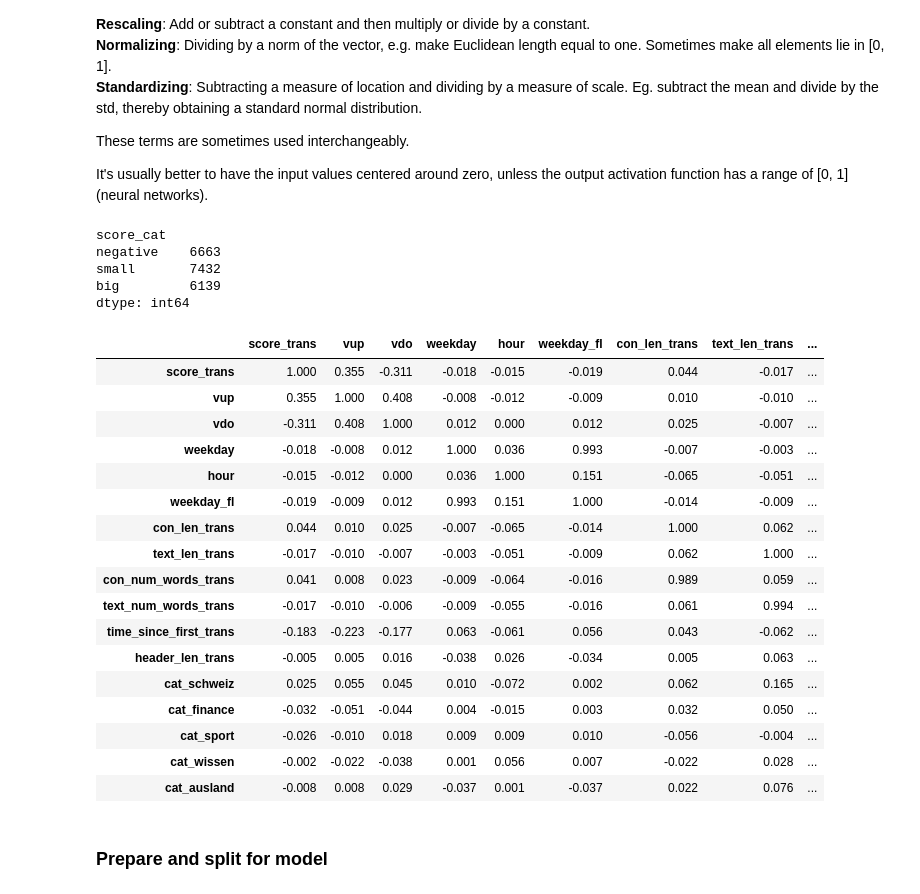
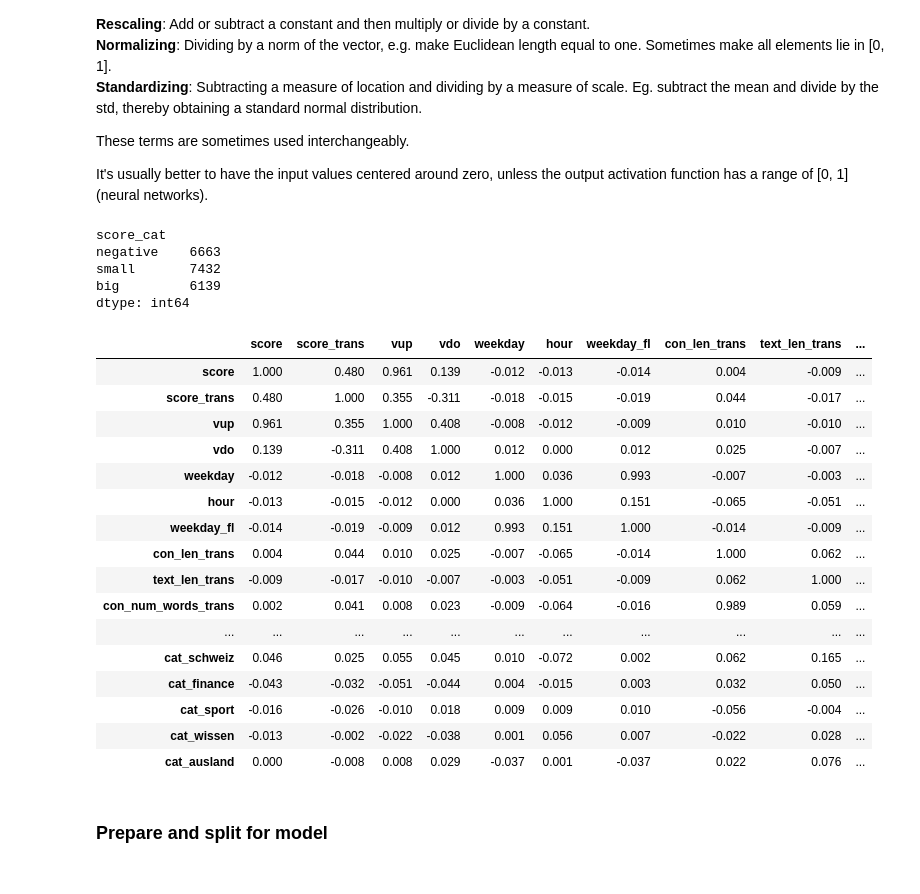
Before and after one commit to fdelia/bots, a Jupyter notebook: 4_prediction_model.ipynb, the cells around one changed output. Saved outputs shown, nothing was run; the diff lists cells and outputs as text; code cells hidden in the pictures.

```diff
--- a/4_prediction_model.ipynb
+++ b/4_prediction_model.ipynb
@@ -141,58 +141,58 @@ labels = ['negative', 'small', 'big']
 df_merge_art['score_cat'] = pd.cut(df_merge_art['score'], bins, labels=labels)
 print(df_merge_art.groupby('score_cat').size())
 
+# This doesn't change anything, which is interesting
 #df = df[(df['score']<2) | (df['score']>=25)]
 
 df = df_merge_art.copy(deep=True)
 def sgn(x):
     if x == 0: return 0
     else: return x/abs(x)
 # Removes left/right skew
 transformation = lambda x: sgn(x)*math.log(abs(x) + 1)
 for col in ['weekday_fl', 'con_len', 'text_len', 'time_since_first',
             'score', 'contr', 'header_len', 'con_num_words', 'text_num_words']:
     #min_val = df_merge_art[col].min()
     df[col + '_trans'] = df_merge_art[col].apply(transformation)
     #show_hist(col + '_trans')
 
 # I removed very weak correlations to "score" and "contr"
-cols = ['score_trans', 'vup', 'vdo', 'weekday', 'hour', 'weekday_fl',
+cols = ['score', 'score_trans', 'vup', 'vdo', 'weekday', 'hour', 'weekday_fl',
        'con_len_trans', 'text_len_trans', 'con_num_words_trans',
         'text_num_words_trans',
        'time_since_first_trans', 'header_len_trans',
         'cat_schweiz', 'cat_finance', 'cat_sport', 'cat_wissen', 'cat_ausland']
 # Get pearson co-efficients
 df[cols].corr()
 
 #for c in cols:
 #    print(c)
 #    print(df[np.isnan(df[col])].head(3))
 
 # TODO transform data for learners (non-linear probably)
 # %% [output]
 score_cat
 negative    6663
 small       7432
 big         6139
 dtype: int64
-|  | score_trans | vup | vdo | weekday | hour | weekday_fl | con_len_trans | text_len_trans | ... |
-| score_trans | 1.000 | 0.355 | -0.311 | -0.018 | -0.015 | -0.019 | 0.044 | -0.017 | ... |
-| vup | 0.355 | 1.000 | 0.408 | -0.008 | -0.012 | -0.009 | 0.010 | -0.010 | ... |
-| vdo | -0.311 | 0.408 | 1.000 | 0.012 | 0.000 | 0.012 | 0.025 | -0.007 | ... |
-| weekday | -0.018 | -0.008 | 0.012 | 1.000 | 0.036 | 0.993 | -0.007 | -0.003 | ... |
-| hour | -0.015 | -0.012 | 0.000 | 0.036 | 1.000 | 0.151 | -0.065 | -0.051 | ... |
-| weekday_fl | -0.019 | -0.009 | 0.012 | 0.993 | 0.151 | 1.000 | -0.014 | -0.009 | ... |
-| con_len_trans | 0.044 | 0.010 | 0.025 | -0.007 | -0.065 | -0.014 | 1.000 | 0.062 | ... |
-| text_len_trans | -0.017 | -0.010 | -0.007 | -0.003 | -0.051 | -0.009 | 0.062 | 1.000 | ... |
-| con_num_words_trans | 0.041 | 0.008 | 0.023 | -0.009 | -0.064 | -0.016 | 0.989 | 0.059 | ... |
-| text_num_words_trans | -0.017 | -0.010 | -0.006 | -0.009 | -0.055 | -0.016 | 0.061 | 0.994 | ... |
-| time_since_first_trans | -0.183 | -0.223 | -0.177 | 0.063 | -0.061 | 0.056 | 0.043 | -0.062 | ... |
-| header_len_trans | -0.005 | 0.005 | 0.016 | -0.038 | 0.026 | -0.034 | 0.005 | 0.063 | ... |
-| cat_schweiz | 0.025 | 0.055 | 0.045 | 0.010 | -0.072 | 0.002 | 0.062 | 0.165 | ... |
-| cat_finance | -0.032 | -0.051 | -0.044 | 0.004 | -0.015 | 0.003 | 0.032 | 0.050 | ... |
-| cat_sport | -0.026 | -0.010 | 0.018 | 0.009 | 0.009 | 0.010 | -0.056 | -0.004 | ... |
-| cat_wissen | -0.002 | -0.022 | -0.038 | 0.001 | 0.056 | 0.007 | -0.022 | 0.028 | ... |
-| cat_ausland | -0.008 | 0.008 | 0.029 | -0.037 | 0.001 | -0.037 | 0.022 | 0.076 | ... |
+|  | score | score_trans | vup | vdo | weekday | hour | weekday_fl | con_len_trans | text_len_trans | ... |
+| score | 1.000 | 0.480 | 0.961 | 0.139 | -0.012 | -0.013 | -0.014 | 0.004 | -0.009 | ... |
+| score_trans | 0.480 | 1.000 | 0.355 | -0.311 | -0.018 | -0.015 | -0.019 | 0.044 | -0.017 | ... |
+| vup | 0.961 | 0.355 | 1.000 | 0.408 | -0.008 | -0.012 | -0.009 | 0.010 | -0.010 | ... |
+| vdo | 0.139 | -0.311 | 0.408 | 1.000 | 0.012 | 0.000 | 0.012 | 0.025 | -0.007 | ... |
+| weekday | -0.012 | -0.018 | -0.008 | 0.012 | 1.000 | 0.036 | 0.993 | -0.007 | -0.003 | ... |
+| hour | -0.013 | -0.015 | -0.012 | 0.000 | 0.036 | 1.000 | 0.151 | -0.065 | -0.051 | ... |
+| weekday_fl | -0.014 | -0.019 | -0.009 | 0.012 | 0.993 | 0.151 | 1.000 | -0.014 | -0.009 | ... |
+| con_len_trans | 0.004 | 0.044 | 0.010 | 0.025 | -0.007 | -0.065 | -0.014 | 1.000 | 0.062 | ... |
+| text_len_trans | -0.009 | -0.017 | -0.010 | -0.007 | -0.003 | -0.051 | -0.009 | 0.062 | 1.000 | ... |
+| con_num_words_trans | 0.002 | 0.041 | 0.008 | 0.023 | -0.009 | -0.064 | -0.016 | 0.989 | 0.059 | ... |
+| ... | ... | ... | ... | ... | ... | ... | ... | ... | ... | ... |
+| cat_schweiz | 0.046 | 0.025 | 0.055 | 0.045 | 0.010 | -0.072 | 0.002 | 0.062 | 0.165 | ... |
+| cat_finance | -0.043 | -0.032 | -0.051 | -0.044 | 0.004 | -0.015 | 0.003 | 0.032 | 0.050 | ... |
+| cat_sport | -0.016 | -0.026 | -0.010 | 0.018 | 0.009 | 0.009 | 0.010 | -0.056 | -0.004 | ... |
+| cat_wissen | -0.013 | -0.002 | -0.022 | -0.038 | 0.001 | 0.056 | 0.007 | -0.022 | 0.028 | ... |
+| cat_ausland | 0.000 | -0.008 | 0.008 | 0.029 | -0.037 | 0.001 | -0.037 | 0.022 | 0.076 | ... |
 # %% [markdown]
 ### Prepare and split for model
 # %%
```
Also changed, not shown: parts of 2 cells of this notebook.
